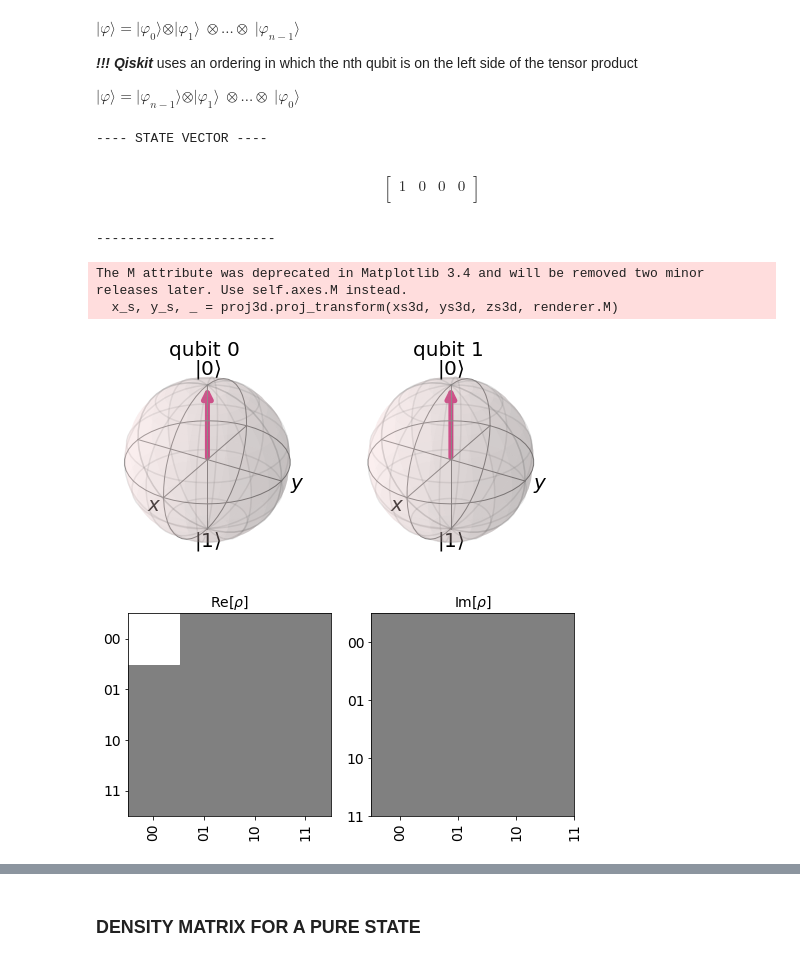
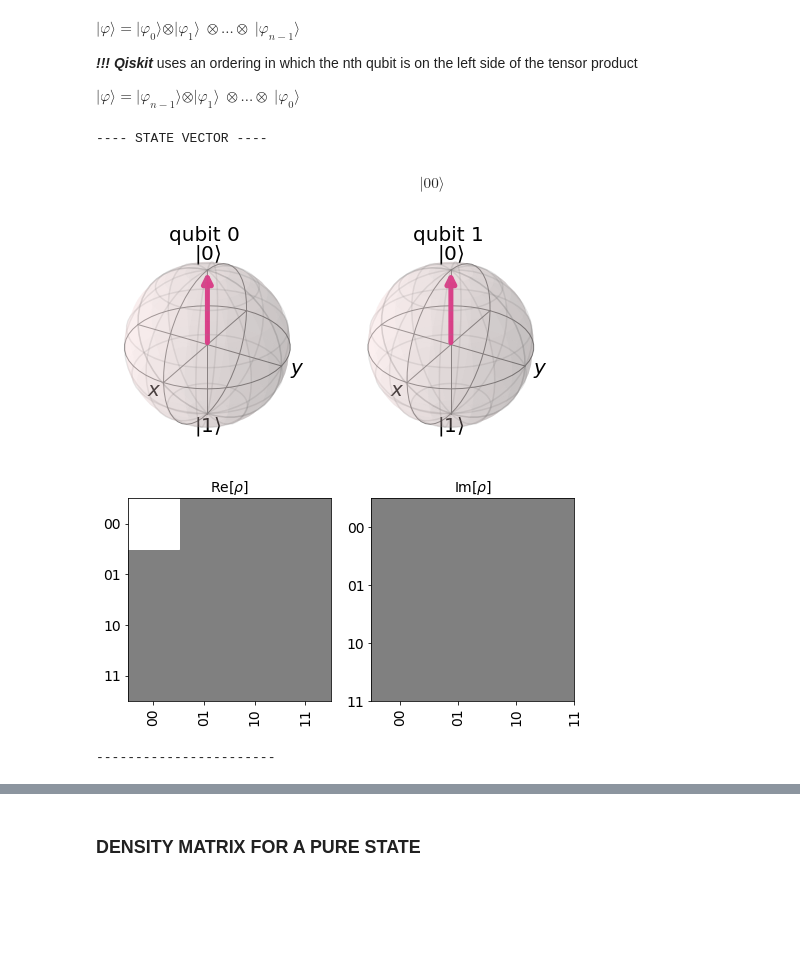
Before and after one commit to katarzynamay/Entanglement-and-Teleportation, a Jupyter notebook: StateOperator.ipynb, the cells around one changed output, grey strips where cells are left out. Cells and saved outputs as stored; diff of their text form; code cells hidden in the pictures; blank space fills up the shorter version.

```diff
--- a/StateOperator.ipynb
+++ b/StateOperator.ipynb
@@ -196,29 +193,23 @@ from math import sqrt
 # %%
 qr = QuantumRegister(2, "qbit") #default /0> x /0>
 qc = QuantumCircuit(qr)
 
 state = Statevector(qc)
 
 print("\n---- STATE VECTOR ----\n")
 display(state.draw('latex'))
 
 
-state.draw('bloch')
-state.draw('hinton')
+display(state.draw('bloch'))
+display(state.draw('hinton'))
 
 print("\n-----------------------\n")
 # %% [output]
 ---- STATE VECTOR ----
-$$
-\begin{bmatrix}
-1 & 0 & 0 & 0  \\
- \end{bmatrix}
-$$
+$$ |00\rangle$$
------------------------
-The M attribute was deprecated in Matplotlib 3.4 and will be removed two minor releases later. Use self.axes.M instead.
-  x_s, y_s, _ = proj3d.proj_transform(xs3d, ys3d, zs3d, renderer.M)
-[figure, old version]
+[figure, new version]
 [figure]
+-----------------------
 # %%
 qr = QuantumRegister(2, "qbit")
 qc = QuantumCircuit(qr)
```
Also changed, not shown: parts of 5 cells of this notebook, 2 other files.
